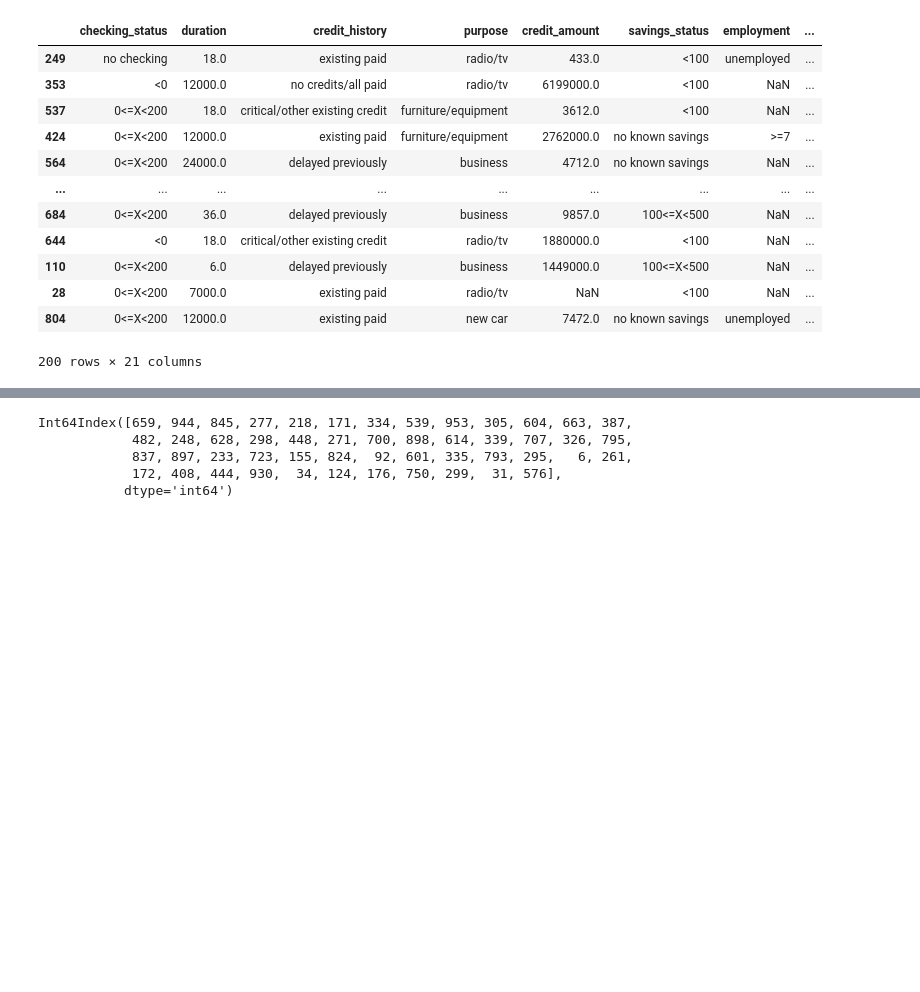
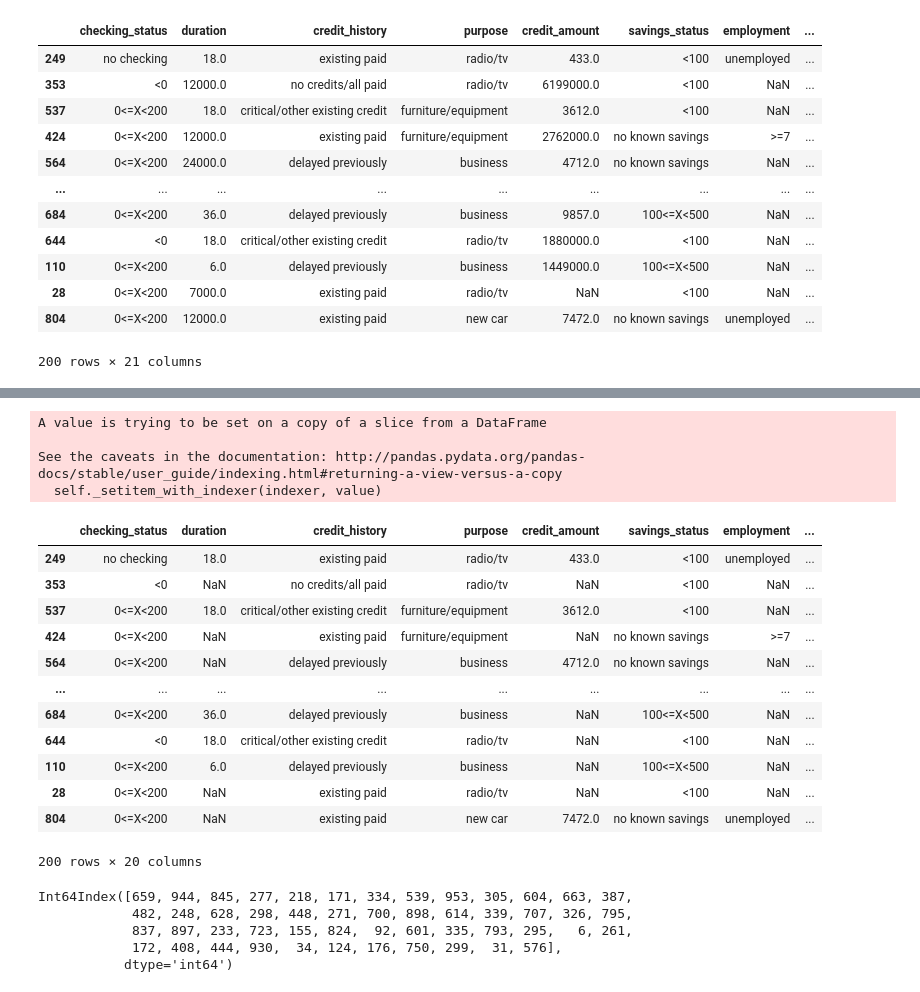
Before and after one commit to SharmaRupali/jenga, a Jupyter notebook: experimental_setup_ppp.ipynb, the cells around one changed output, grey strips where cells are left out. Drawn from its saved outputs; the diff is of its cells as text; code cells hidden in the pictures; blank space fills up the shorter version.

```diff
--- a/experimental_setup_ppp.ipynb
+++ b/experimental_setup_ppp.ipynb
@@ -658,0 +688,3 @@ test_data_corrupted
+# %%
+df_outliers = df_outliers_num.join(df_outliers_cat, how='inner')
+df_outliers
@@ -658,0 +707,2 @@ test_data_corrupted
+# %%
+col = 'duration'
@@ -658,0 +725,4 @@ test_data_corrupted
+# %%
+for i in df_outliers.index:
+    if df_outliers[col + "_outlier"].loc[i] == 1:
+        df_outliers[col].loc[i] = np.nan
@@ -659,3 +750,29 @@ test_data_corrupted
+# %%
+for col in columns:
+    for i in df_outliers.index:
+        if df_outliers[col + "_outlier"].loc[i] == 1:
+            df_outliers[col].loc[i] = np.nan
+# %% [output]
+A value is trying to be set on a copy of a slice from a DataFrame
+
+See the caveats in the documentation: http://pandas.pydata.org/pandas-docs/stable/user_guide/indexing.html#returning-a-view-versus-a-copy
+  self._setitem_with_indexer(indexer, value)
+# %%
+df_outliers[columns]
+# %% [output]
+|  | checking_status | duration | credit_history | purpose | credit_amount | savings_status | employment | ... |
+| 249 | no checking | 18.0 | existing paid | radio/tv | 433.0 | <100 | unemployed | ... |
+| 353 | <0 | NaN | no credits/all paid | radio/tv | NaN | <100 | NaN | ... |
+| 537 | 0<=X<200 | 18.0 | critical/other existing credit | furniture/equipment | 3612.0 | <100 | NaN | ... |
+| 424 | 0<=X<200 | NaN | existing paid | furniture/equipment | NaN | no known savings | >=7 | ... |
+| 564 | 0<=X<200 | NaN | delayed previously | business | 4712.0 | no known savings | NaN | ... |
+| ... | ... | ... | ... | ... | ... | ... | ... | ... |
+| 684 | 0<=X<200 | 36.0 | delayed previously | business | NaN | 100<=X<500 | NaN | ... |
+| 644 | <0 | 18.0 | critical/other existing credit | radio/tv | NaN | <100 | NaN | ... |
+| 110 | 0<=X<200 | 6.0 | delayed previously | business | NaN | 100<=X<500 | NaN | ... |
+| 28 | 0<=X<200 | NaN | existing paid | radio/tv | NaN | <100 | NaN | ... |
+| 804 | 0<=X<200 | NaN | existing paid | new car | 7472.0 | no known savings | unemployed | ... |
+200 rows × 20 columns
 # %%
 # explicitly require this experimental feature
 from sklearn.experimental import enable_iterative_imputer  # noqa
```
Also changed, not shown: parts of 11 cells of this notebook.
